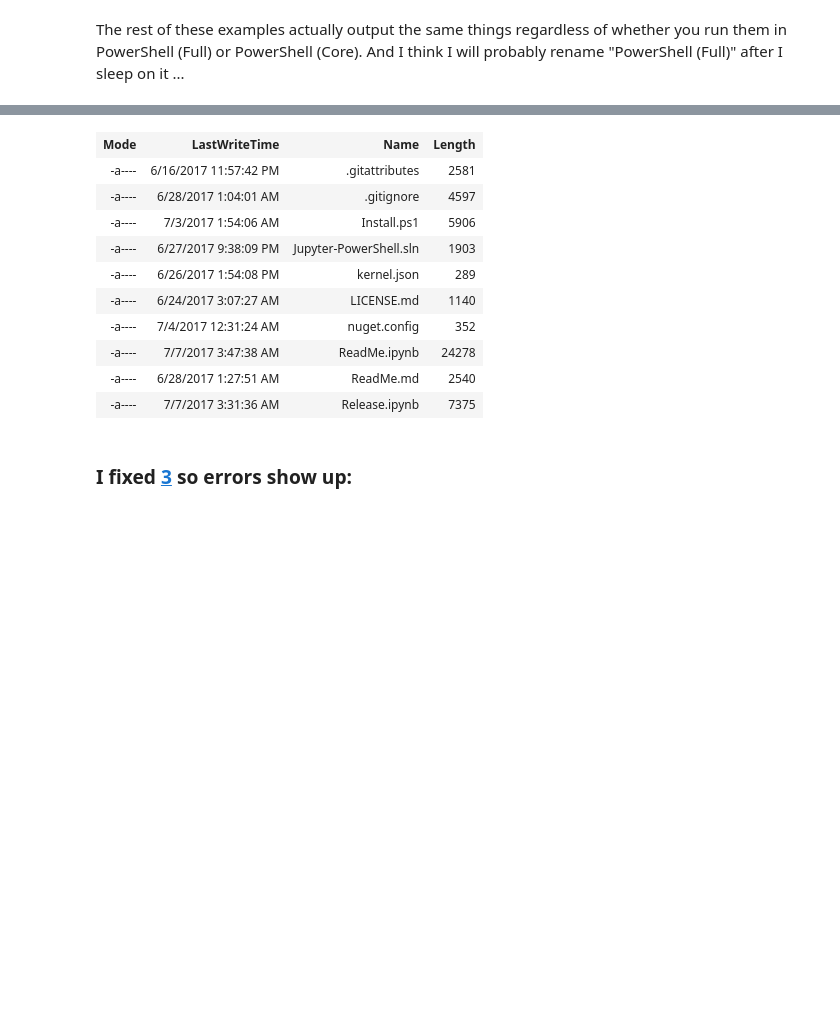
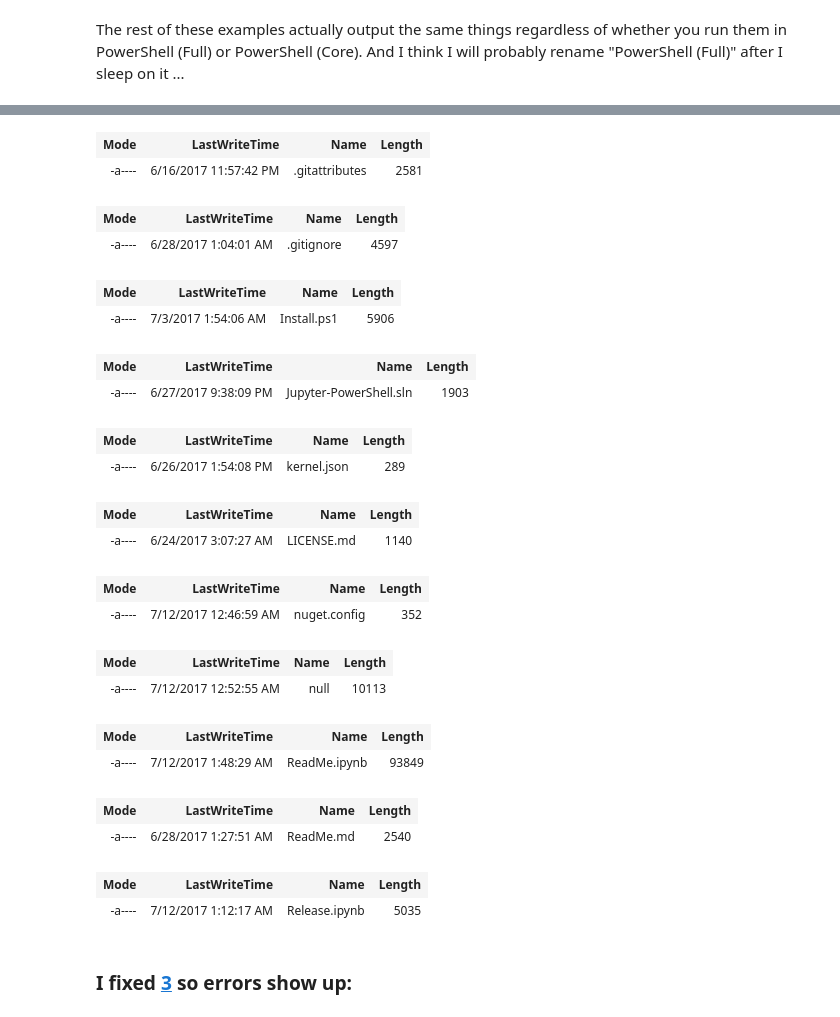
Before and after one commit to Jaykul/Jupyter-PowerShell, a Jupyter notebook: ReadMe.ipynb, the cells around one changed output, grey strips where cells are left out. Saved outputs shown, nothing was run; the diff lists cells and outputs as text; code cells hidden in the pictures; blank space fills up the shorter version.

```diff
--- a/ReadMe.ipynb
+++ b/ReadMe.ipynb
@@ -154,22 +147,33 @@ $imageUrl =
+# %%
+# You can add rendering properties to objects: text, html, markdown, latex, json, javascript, png, jpeg, svg ...
+$Files | Add-Member ScriptProperty html {$this | ConvertTo-Html Mode, LastWriteTime, Name, Length -Fragment } -Force
+$Files | Write-Jupyter
+# %% [output]
+| Mode | LastWriteTime | Name | Length |
+| -a---- | 6/16/2017 11:57:42 PM | .gitattributes | 2581 |
+| Mode | LastWriteTime | Name | Length |
+| -a---- | 6/28/2017 1:04:01 AM | .gitignore | 4597 |
+| Mode | LastWriteTime | Name | Length |
+| -a---- | 7/3/2017 1:54:06 AM | Install.ps1 | 5906 |
+| Mode | LastWriteTime | Name | Length |
+| -a---- | 6/27/2017 9:38:09 PM | Jupyter-PowerShell.sln | 1903 |
+| Mode | LastWriteTime | Name | Length |
+| -a---- | 6/26/2017 1:54:08 PM | kernel.json | 289 |
+| Mode | LastWriteTime | Name | Length |
+| -a---- | 6/24/2017 3:07:27 AM | LICENSE.md | 1140 |
+| Mode | LastWriteTime | Name | Length |
+| -a---- | 7/12/2017 12:46:59 AM | nuget.config | 352 |
+| Mode | LastWriteTime | Name | Length |
+| -a---- | 7/12/2017 12:52:55 AM | null | 10113 |
+| Mode | LastWriteTime | Name | Length |
+| -a---- | 7/12/2017 1:48:29 AM | ReadMe.ipynb | 93849 |
+| Mode | LastWriteTime | Name | Length |
+| -a---- | 6/28/2017 1:27:51 AM | ReadMe.md | 2540 |
+| Mode | LastWriteTime | Name | Length |
+| -a---- | 7/12/2017 1:12:17 AM | Release.ipynb | 5035 |
 # %%
-# TODO: fix need to -join?
 # TODO: fix double-json encoding
-[PSCustomObject]@{
-"html" = -join ($Files | ConvertTo-Html Mode, LastWriteTime, Name, Length)
-#"json" = -join ($Files | ConvertTo-Json)
-} | Write-Jupyter
+@{"json" = $Files | ConvertTo-Json} | Write-Jupyter
-# %% [output]
-| Mode | LastWriteTime | Name | Length |
-| -a---- | 6/16/2017 11:57:42 PM | .gitattributes | 2581 |
-| -a---- | 6/28/2017 1:04:01 AM | .gitignore | 4597 |
-| -a---- | 7/3/2017 1:54:06 AM | Install.ps1 | 5906 |
-| -a---- | 6/27/2017 9:38:09 PM | Jupyter-PowerShell.sln | 1903 |
-| -a---- | 6/26/2017 1:54:08 PM | kernel.json | 289 |
-| -a---- | 6/24/2017 3:07:27 AM | LICENSE.md | 1140 |
-| -a---- | 7/4/2017 12:31:24 AM | nuget.config | 352 |
-| -a---- | 7/7/2017 3:47:38 AM | ReadMe.ipynb | 24278 |
-| -a---- | 6/28/2017 1:27:51 AM | ReadMe.md | 2540 |
-| -a---- | 7/7/2017 3:31:36 AM | Release.ipynb | 7375 |
 # %% [markdown]
 ### I fixed [3](https://github.com/Jaykul/Jupyter-PowerShell/issues/3) so errors show up:
 # %%
```
Also changed, not shown: parts of 20 cells of this notebook, 3 other files.
